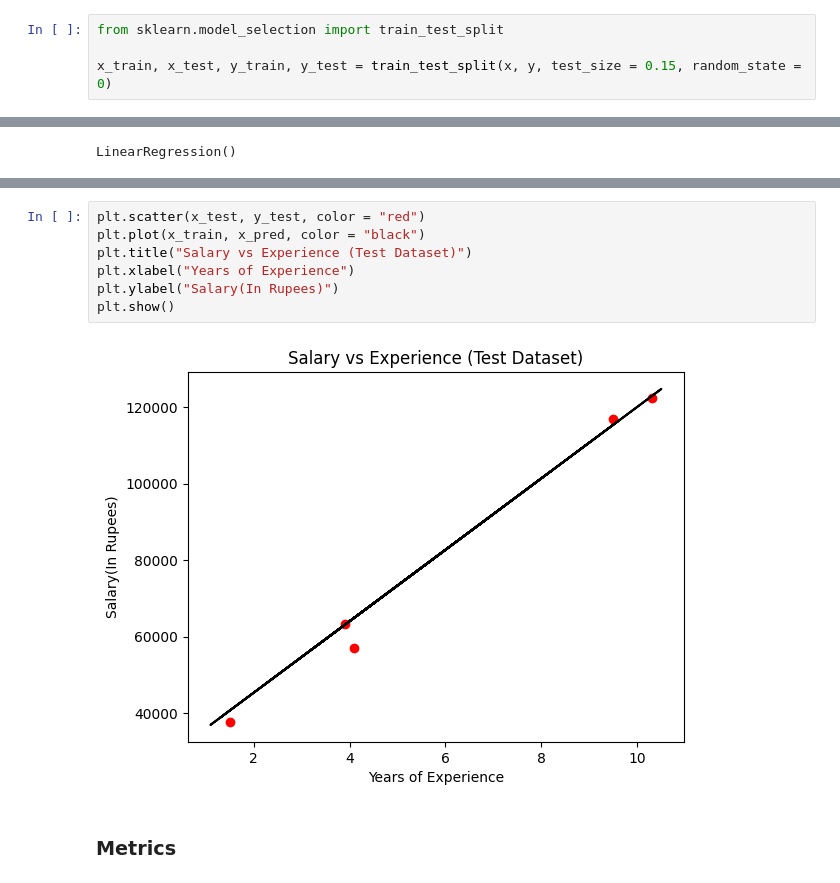
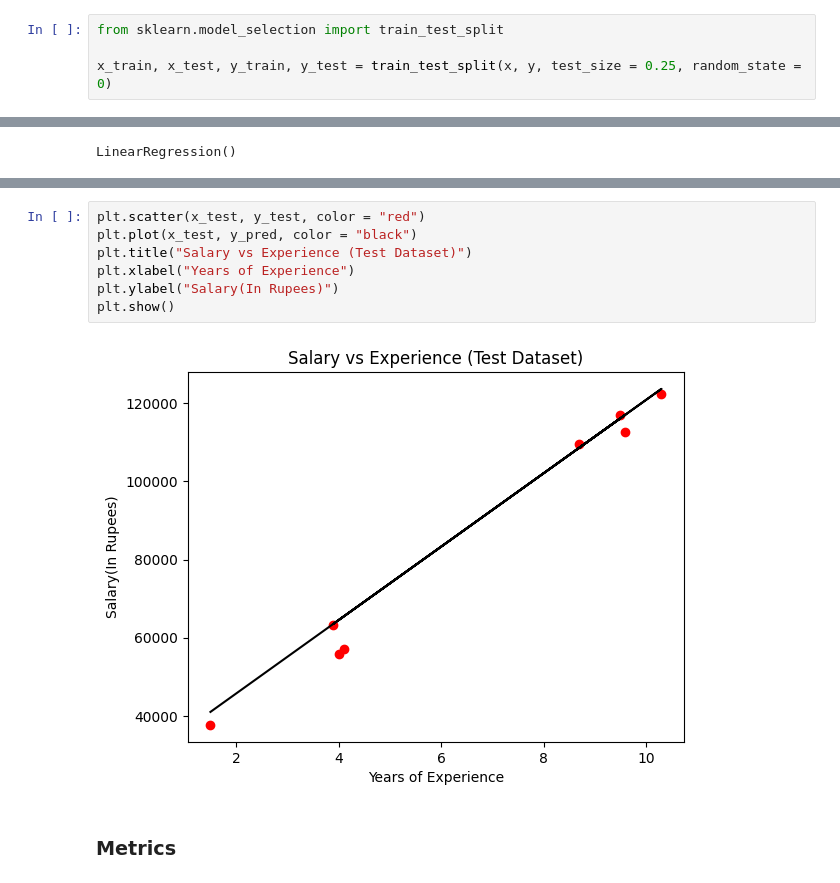
Before and after one commit to Mohit-3430/ML_GR20, a Jupyter notebook: task_05/task5.ipynb, the cells around one changed output, grey strips where cells are left out. Drawn from its saved outputs; the diff is of its cells as text.

Commit message:
Graph fixed for test

```diff
--- a/task_05/task5.ipynb
+++ b/task_05/task5.ipynb
@@ -49,7 +49,7 @@ y = df.iloc[:, -1].values
 # %%
 from sklearn.model_selection import train_test_split
 
-x_train, x_test, y_train, y_test = train_test_split(x, y, test_size = 0.15, random_state = 0)
+x_train, x_test, y_train, y_test = train_test_split(x, y, test_size = 0.25, random_state = 0)
 # %%
 from sklearn.linear_model import LinearRegression
 
@@ -72,12 +72,12 @@ plt.show()
 # %%
 plt.scatter(x_test, y_test, color = "red")
-plt.plot(x_train, x_pred, color = "black")
+plt.plot(x_test, y_pred, color = "black")
 plt.title("Salary vs Experience (Test Dataset)")
 plt.xlabel("Years of Experience")
 plt.ylabel("Salary(In Rupees)")
 plt.show()
 # %% [output]
-[figure, old version]
+[figure, new version]
 # %% [markdown]
 ### Metrics
 # %% [markdown]
```
Also changed, not shown: parts of 4 cells of this notebook.
